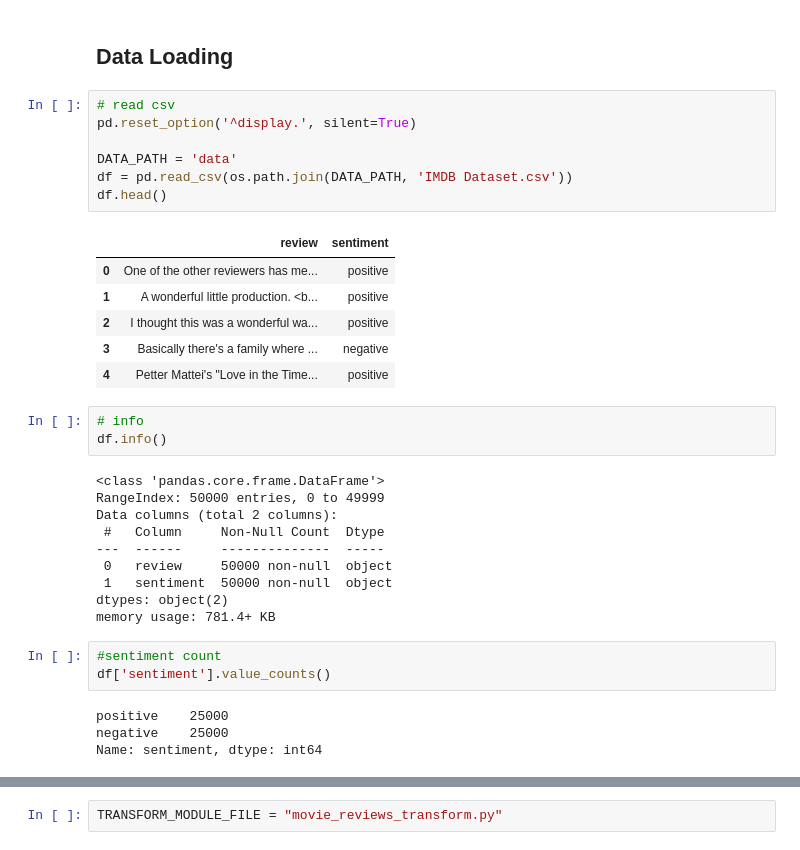
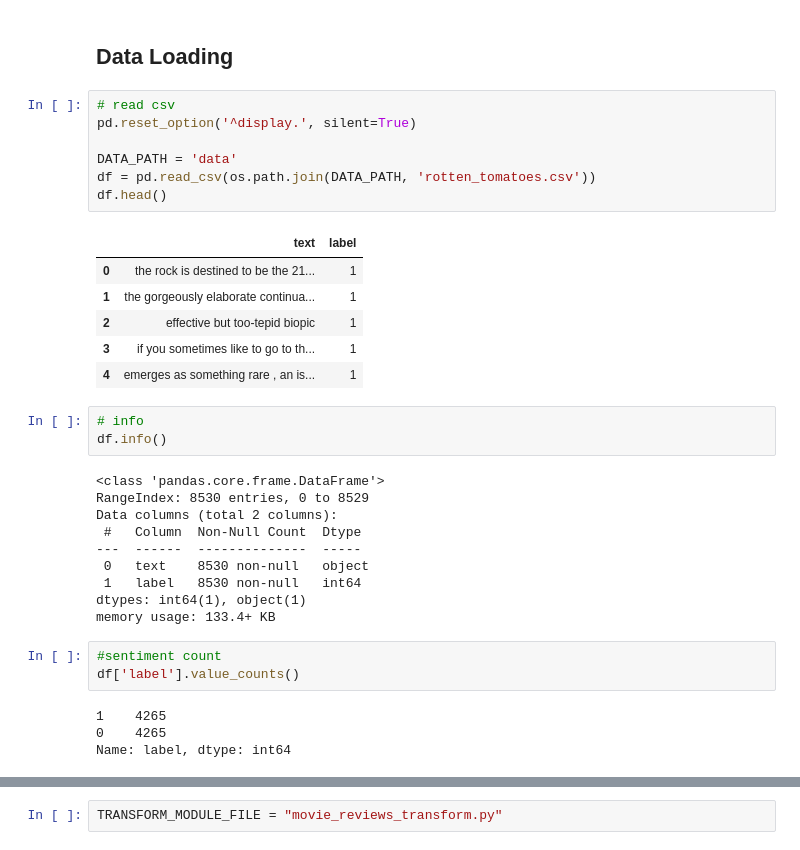
Before and after one commit to nurmuhimawann/movie-reviews-classification, a Jupyter notebook: tf_pipelines.ipynb, the cells around one changed output, grey strips where cells are left out. Cells and saved outputs as stored; diff of their text form.

```diff
--- a/tf_pipelines.ipynb
+++ b/tf_pipelines.ipynb
@@ -34,36 +136,36 @@ WARNING:absl:InteractiveContext metadata_connection_config not provided: using S
 # %% [markdown]
-## Data Loading
+## **Data Loading**
 # %%
 # read csv
 pd.reset_option('^display.', silent=True)
 
 DATA_PATH = 'data'
-df = pd.read_csv(os.path.join(DATA_PATH, 'IMDB Dataset.csv'))
+df = pd.read_csv(os.path.join(DATA_PATH, 'rotten_tomatoes.csv'))
 df.head()
 # %% [output]
-|  | review | sentiment |
-| 0 | One of the other reviewers has me... | positive |
-| 1 | A wonderful little production. <b... | positive |
-| 2 | I thought this was a wonderful wa... | positive |
-| 3 | Basically there's a family where ... | negative |
-| 4 | Petter Mattei's "Love in the Time... | positive |
+|  | text | label |
+| 0 | the rock is destined to be the 21... | 1 |
+| 1 | the gorgeously elaborate continua... | 1 |
+| 2 | effective but too-tepid biopic | 1 |
+| 3 | if you sometimes like to go to th... | 1 |
+| 4 | emerges as something rare , an is... | 1 |
 # %%
 # info
 df.info()
 # %% [output]
 <class 'pandas.core.frame.DataFrame'>
-RangeIndex: 50000 entries, 0 to 49999
+RangeIndex: 8530 entries, 0 to 8529
 Data columns (total 2 columns):
- #   Column     Non-Null Count  Dtype
----  ------     --------------  -----
- 0   review     50000 non-null  object
- 1   sentiment  50000 non-null  object
-dtypes: object(2)
-memory usage: 781.4+ KB
+ #   Column  Non-Null Count  Dtype
+---  ------  --------------  -----
+ 0   text    8530 non-null   object
+ 1   label   8530 non-null   int64
+dtypes: int64(1), object(1)
+memory usage: 133.4+ KB
 # %%
 #sentiment count
-df['sentiment'].value_counts()
+df['label'].value_counts()
 # %% [output]
-positive    25000
-negative    25000
-Name: sentiment, dtype: int64
+1    4265
+0    4265
+Name: label, dtype: int64
```
Also changed, not shown: parts of 67 cells of this notebook, 9 other files.
